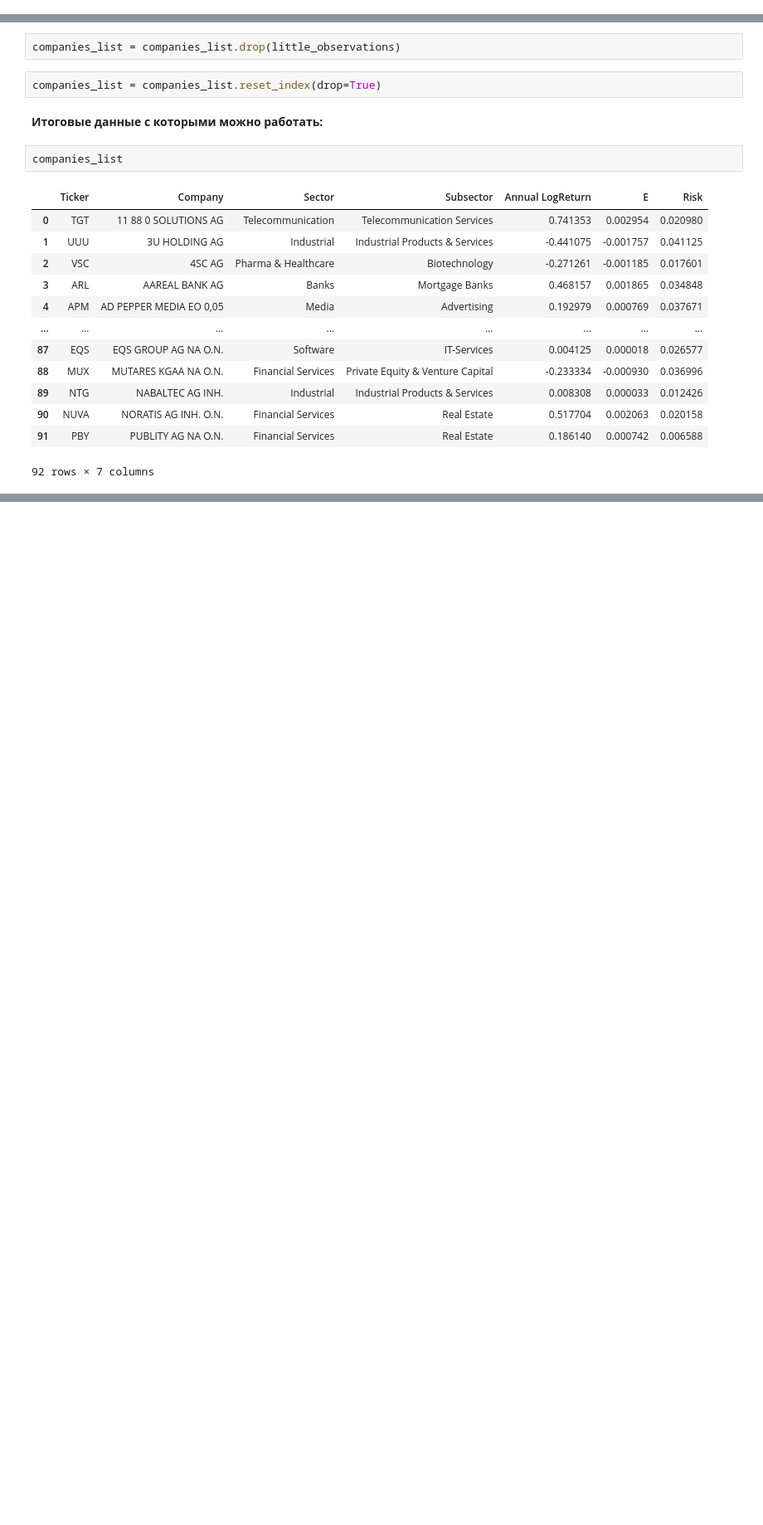
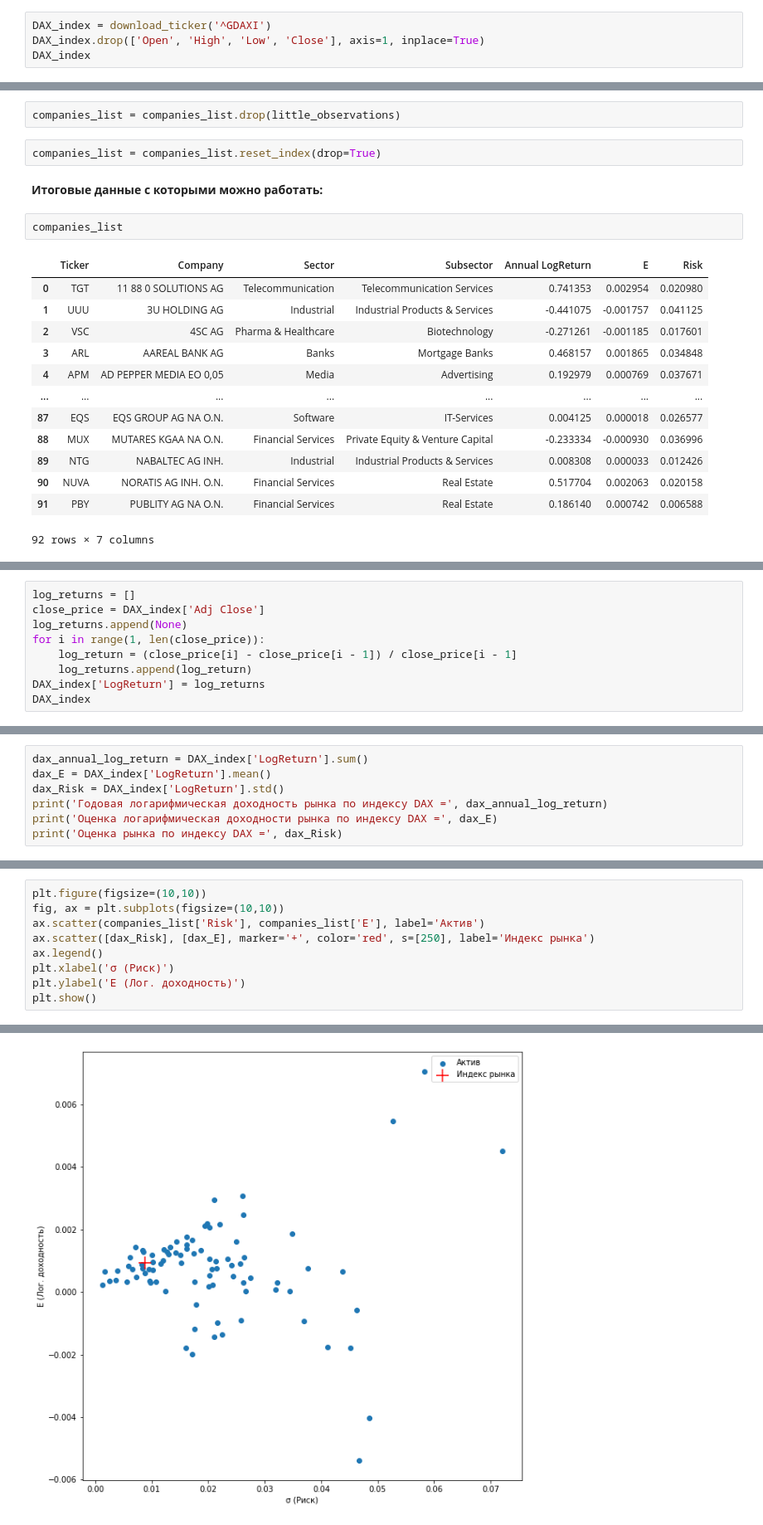
Before and after one commit to dlots/finance_lab_1, a Jupyter notebook: finance_lab_1.ipynb, the cells around one changed output, grey strips where cells are left out. Shown at 83% size. Drawn from its saved outputs; the diff is of its cells as text; blank space fills up the shorter version.

```diff
--- a/finance_lab_1.ipynb
+++ b/finance_lab_1.ipynb
@@ -38,0 +22,4 @@ DAX_index
+# %%
+DAX_index = download_ticker('^GDAXI')
+DAX_index.drop(['Open', 'High', 'Low', 'Close'], axis=1, inplace=True)
+DAX_index
@@ -163,0 +217,9 @@ companies_list
+# %%
+log_returns = []
+close_price = DAX_index['Adj Close']
+log_returns.append(None)
+for i in range(1, len(close_price)):
+    log_return = (close_price[i] - close_price[i - 1]) / close_price[i - 1]
+    log_returns.append(log_return)
+DAX_index['LogReturn'] = log_returns
+DAX_index
@@ -163,0 +241,7 @@ companies_list
+# %%
+dax_annual_log_return = DAX_index['LogReturn'].sum()
+dax_E = DAX_index['LogReturn'].mean()
+dax_Risk = DAX_index['LogReturn'].std()
+print('Годовая логарифмическая доходность рынка по индексу DAX =', dax_annual_log_return)
+print('Оценка логарифмическая доходности рынка по индексу DAX =', dax_E)
+print('Оценка рынка по индексу DAX =', dax_Risk)
@@ -163,0 +252,10 @@ companies_list
+# %%
+plt.figure(figsize=(10,10))
+fig, ax = plt.subplots(figsize=(10,10))
+ax.scatter(companies_list['Risk'], companies_list['E'], label='Актив')
+ax.scatter([dax_Risk], [dax_E], marker='+', color='red', s=[250], label='Индекс рынка')
+ax.legend()
+plt.xlabel('σ (Риск)')
+plt.ylabel('E (Лог. доходность)')
+plt.show()
+# %% [output]
@@ -163,0 +263 @@ companies_list
+[figure, added]
```
Also changed, not shown: parts of 17 cells of this notebook.
